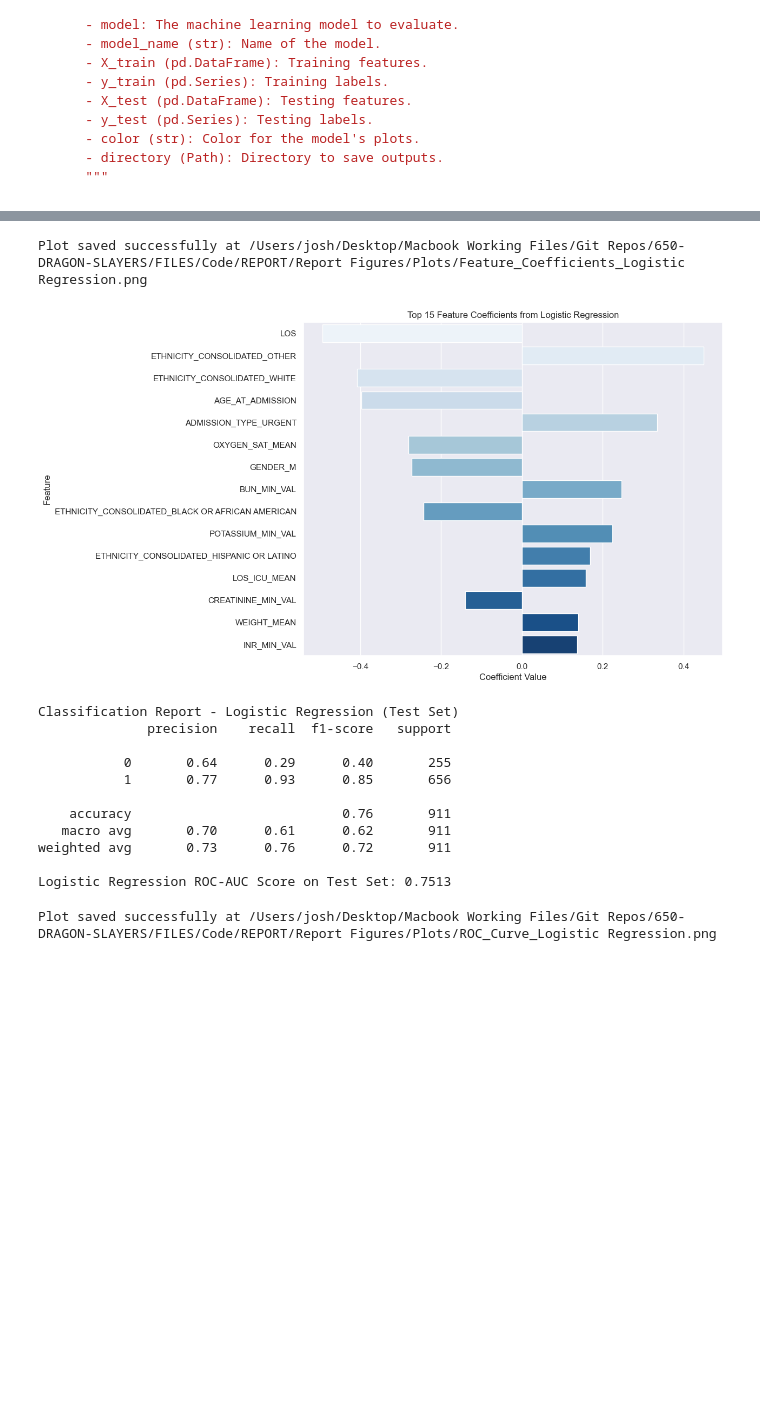
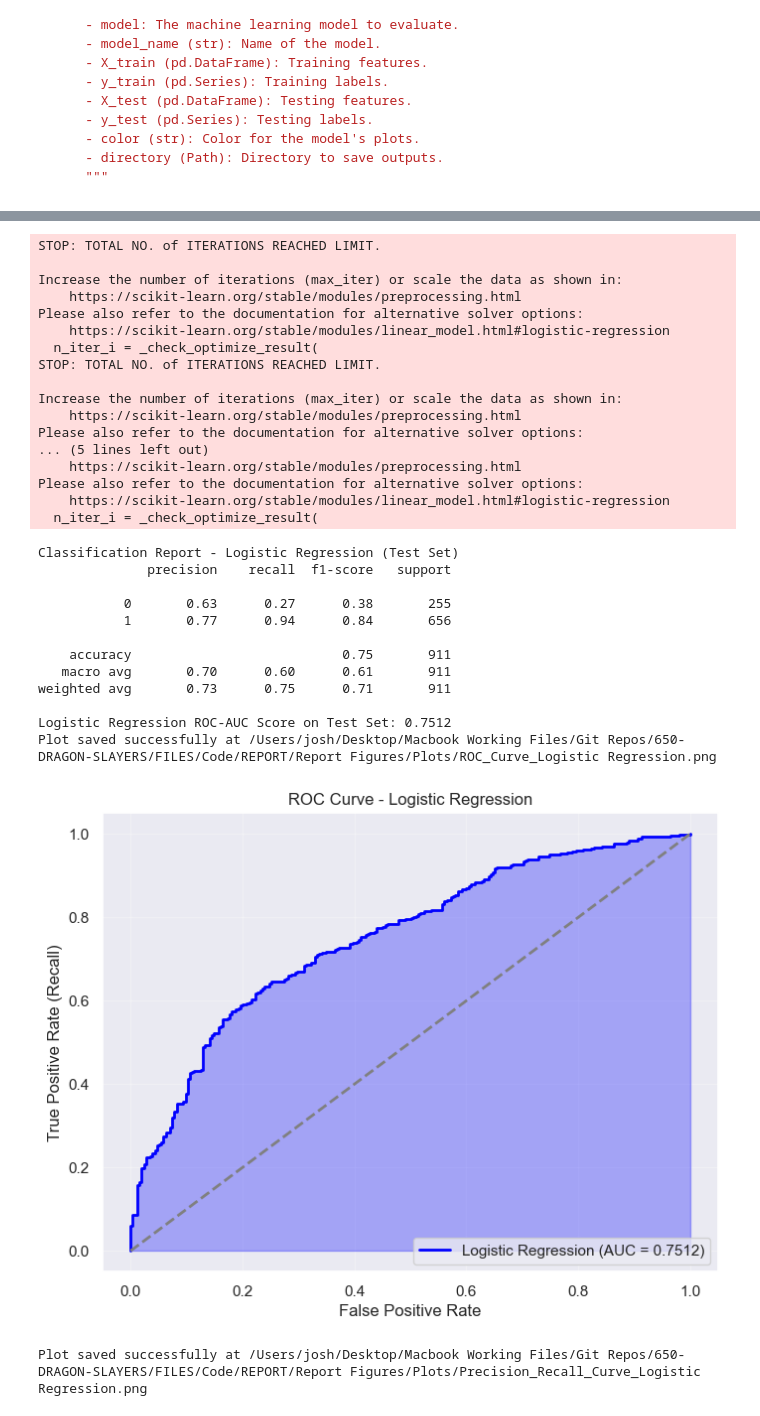
Before and after one commit to Musiik-fn/650-DRAGON-SLAYERS, a Jupyter notebook: FILES/Code/650Models.ipynb, the cells around one changed output, grey strips where cells are left out. Cells and saved outputs as stored; diff of their text form; code cells hidden in the pictures; blank space fills up the shorter version.

Commit message:
net benefit decision curve analysis and XGBoost Grid search commented out in MODELS.ipynb

```diff
--- a/FILES/Code/650Models.ipynb
+++ b/FILES/Code/650Models.ipynb
@@ -625,9 +524,8 @@ plot_directory = Path('REPORT') / 'Report Figures' / 'Plots'  # Directory for Pl
 data_directory.mkdir(parents=True, exist_ok=True)
 plot_directory.mkdir(parents=True, exist_ok=True)
 
-# Evaluate Logistic Regression
-lr_metrics = evaluate_model(
-    model=log_reg,
+calibrated_lr_metrics = evaluate_model(
+    model= calibrated_log_reg,
     model_name='Logistic Regression',
     X_train=X_train_scaled,
     y_train=y_train,
@@ -638,11 +536,11 @@ lr_metrics = evaluate_model(
     plot_directory=plot_directory,
     kf=kf  # Passed kf as an argument
 )
-model_metrics['Logistic Regression'] = lr_metrics
+model_metrics['Logistic Regression Calibrated'] = calibrated_lr_metrics
 
 # Evaluate Random Forest
-rf_metrics = evaluate_model(
-    model=rf,
+calibrated_rf_metrics = evaluate_model(
+    model=calibrated_rf,
     model_name='Random Forest',
     X_train=X_train_scaled,
     y_train=y_train,
@@ -653,11 +551,11 @@ rf_metrics = evaluate_model(
     plot_directory=plot_directory,
     kf=kf  # Passed kf as an argument
 )
-model_metrics['Random Forest'] = rf_metrics
+model_metrics['Random Forest Calibrated'] = calibrated_rf_metrics
 
 # Evaluate XGBoost with Specified Hyperparameters
-xgb_metrics = evaluate_model(
-    model=best_xgb,
+calibrated_xgb_metrics = evaluate_model(
+    model= calibrated_xgb,
     model_name='XGBoost',
     X_train=X_train_scaled,
     y_train=y_train,
@@ -668,7 +566,7 @@ xgb_metrics = evaluate_model(
     plot_directory=plot_directory,
     kf=kf  # Passed kf as an argument
 )
-model_metrics['XGBoost'] = xgb_metrics
+model_metrics['XGBoost Calibrated'] = calibrated_xgb_metrics
 # %% [output]
 --- Evaluating Logistic Regression ---
 STOP: TOTAL NO. of ITERATIONS REACHED LIMIT.
@@ -703,14 +610,31 @@ Please also refer to the documentation for alternative solver options:
-Plot saved successfully at /Users/josh/Desktop/Macbook Working Files/Git Repos/650-DRAGON-SLAYERS/FILES/Code/REPORT/Report Figures/Plots/Feature_Coefficients_Logistic Regression.png
+STOP: TOTAL NO. of ITERATIONS REACHED LIMIT.
+
+Increase the number of iterations (max_iter) or scale the data as shown in:
+    https://scikit-learn.org/stable/modules/preprocessing.html
+Please also refer to the documentation for alternative solver options:
+    https://scikit-learn.org/stable/modules/linear_model.html#logistic-regression
+  n_iter_i = _check_optimize_result(
+STOP: TOTAL NO. of ITERATIONS REACHED LIMIT.
+
+Increase the number of iterations (max_iter) or scale the data as shown in:
+    https://scikit-learn.org/stable/modules/preprocessing.html
+Please also refer to the documentation for alternative solver options:
+... (5 lines left out)
+    https://scikit-learn.org/stable/modules/preprocessing.html
+Please also refer to the documentation for alternative solver options:
+    https://scikit-learn.org/stable/modules/linear_model.html#logistic-regression
+  n_iter_i = _check_optimize_result(
+Classification Report - Logistic Regression (Test Set)
+              precision    recall  f1-score   support
+
+           0       0.63      0.27      0.38       255
+           1       0.77      0.94      0.84       656
+
+    accuracy                           0.75       911
+   macro avg       0.70      0.60      0.61       911
+weighted avg       0.73      0.75      0.71       911
+
+Logistic Regression ROC-AUC Score on Test Set: 0.7512
+Plot saved successfully at /Users/josh/Desktop/Macbook Working Files/Git Repos/650-DRAGON-SLAYERS/FILES/Code/REPORT/Report Figures/Plots/ROC_Curve_Logistic Regression.png
-[figure, old version]
+[figure, new version]
-Classification Report - Logistic Regression (Test Set)
-              precision    recall  f1-score   support
-
-           0       0.64      0.29      0.40       255
-           1       0.77      0.93      0.85       656
-
-    accuracy                           0.76       911
-   macro avg       0.70      0.61      0.62       911
-weighted avg       0.73      0.76      0.72       911
-
-Logistic Regression ROC-AUC Score on Test Set: 0.7513
-Plot saved successfully at /Users/josh/Desktop/Macbook Working Files/Git Repos/650-DRAGON-SLAYERS/FILES/Code/REPORT/Report Figures/Plots/ROC_Curve_Logistic Regression.png
+Plot saved successfully at /Users/josh/Desktop/Macbook Working Files/Git Repos/650-DRAGON-SLAYERS/FILES/Code/REPORT/Report Figures/Plots/Precision_Recall_Curve_Logistic Regression.png
```
Also changed, not shown: parts of 14 cells of this notebook, 32 other files.
